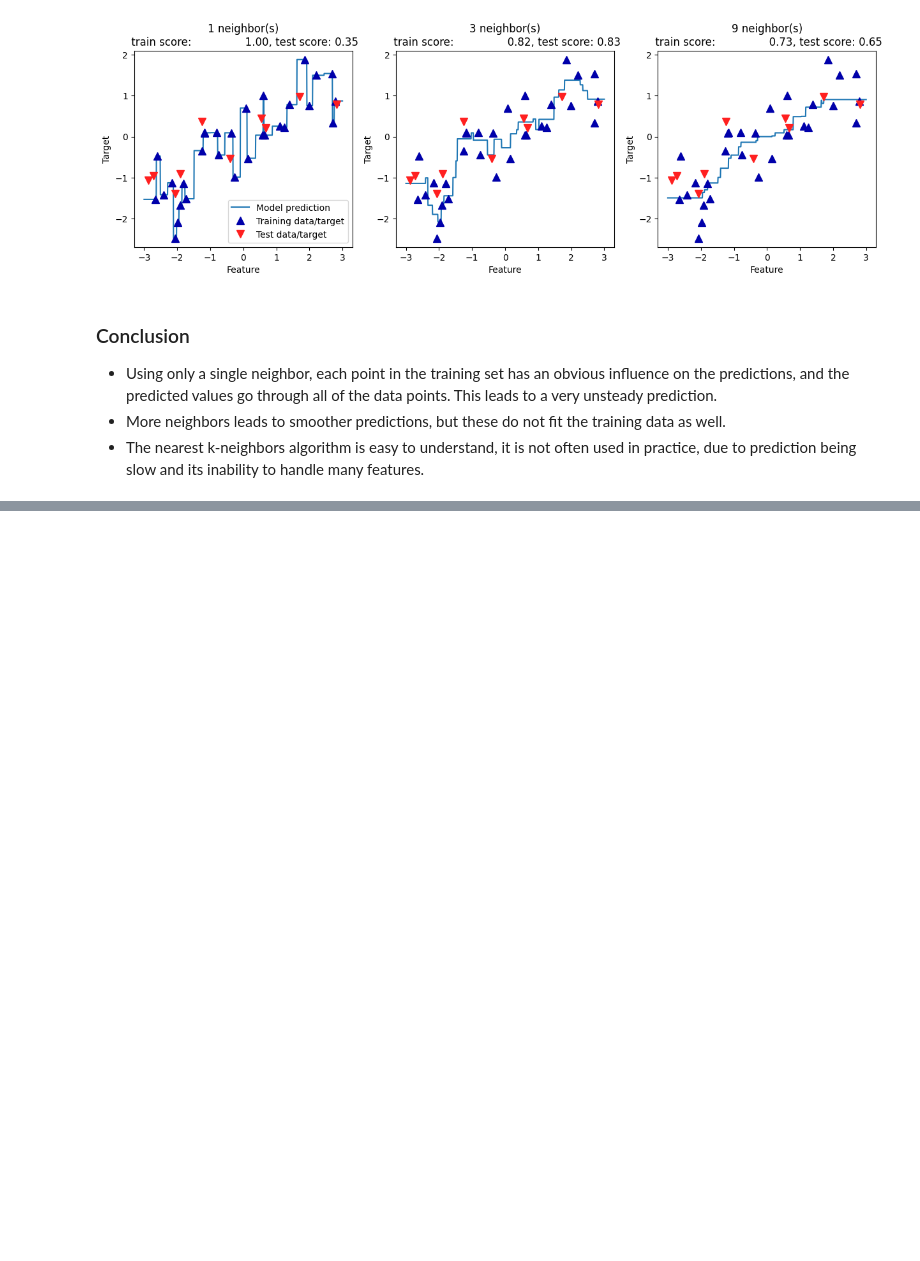
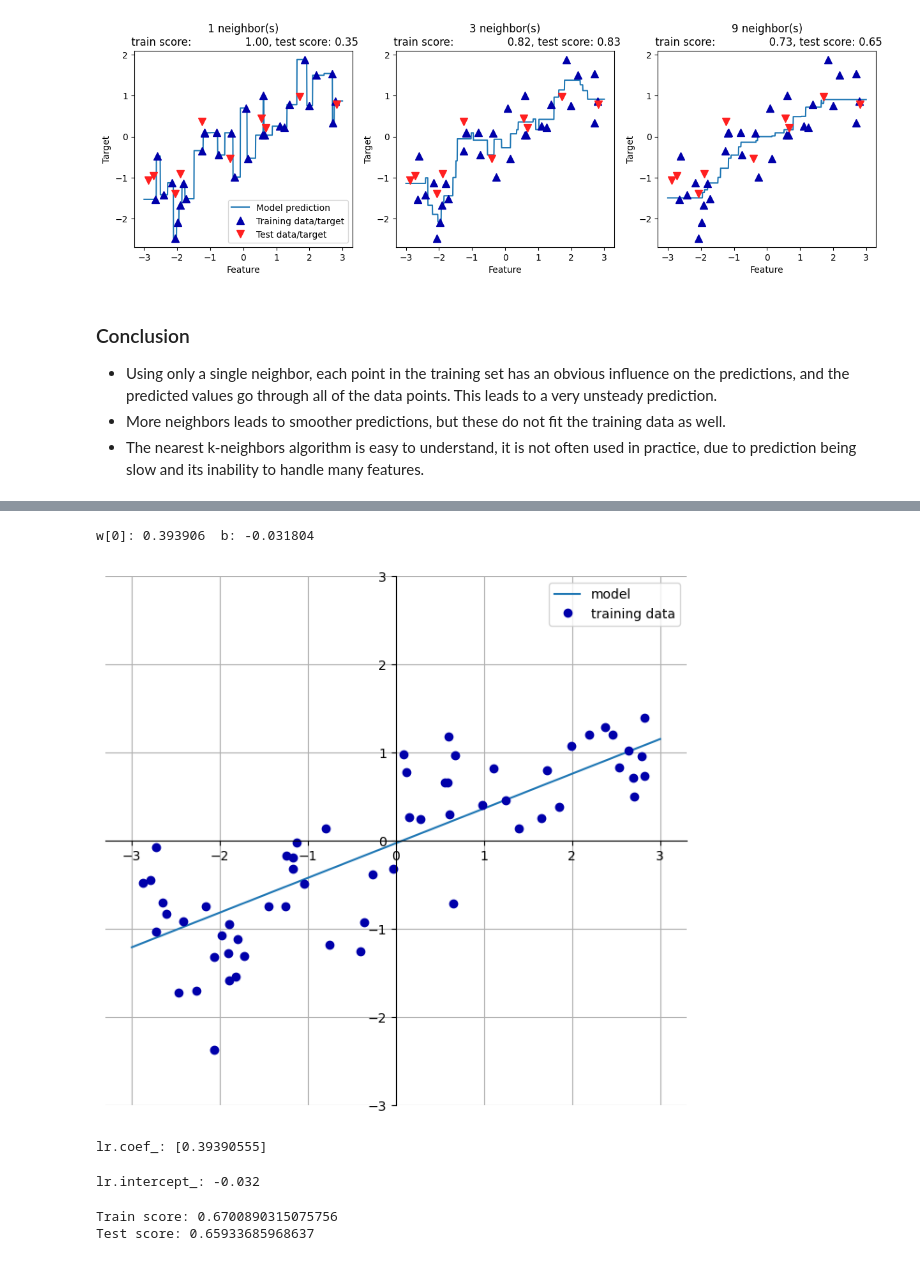
Before and after one commit to yujen-chen/intro-to-ML-with-python, a Jupyter notebook: ch02.ipynb, the cells around one changed output, grey strips where cells are left out. Cells and saved outputs as stored; diff of their text form; code cells hidden in the pictures; blank space fills up the shorter version.

```diff
--- a/ch02.ipynb
+++ b/ch02.ipynb
@@ -267,0 +275,6 @@ axes[0].legend(["Model prediction", "Training data/target", "Test data/target"],
+# %%
+# the slope w is around 0.4, the intercept b is -0.03
+mglearn.plots.plot_linear_regression_wave()
+# %% [output]
+w[0]: 0.393906  b: -0.031804
+[figure, added]
@@ -267,0 +289,20 @@ axes[0].legend(["Model prediction", "Training data/target", "Test data/target"],
+# %%
+# lr.coef_ attribute is the weight coefficient
+print(f"lr.coef_: {lr.coef_}")
+# %% [output]
+lr.coef_: [0.39390555]
+# %%
+# lr.intercept_ is the intercept
+print(f"lr.intercept_: {lr.intercept_:.3f}")
+# %% [output]
+lr.intercept_: -0.032
+# %%
+# model score: r-squared
+# An R2 of around 0.66 is not very good,
+# the scores on the training and test sets are very close together.
+# This means we are likely underfitting
+print(f"Train score: {lr.score(X_train, y_train)}")
+print(f"Test score: {lr.score(X_test, y_test)}")
+# %% [output]
+Train score: 0.6700890315075756
+Test score: 0.65933685968637
```
Also changed, not shown: parts of 36 cells of this notebook.
